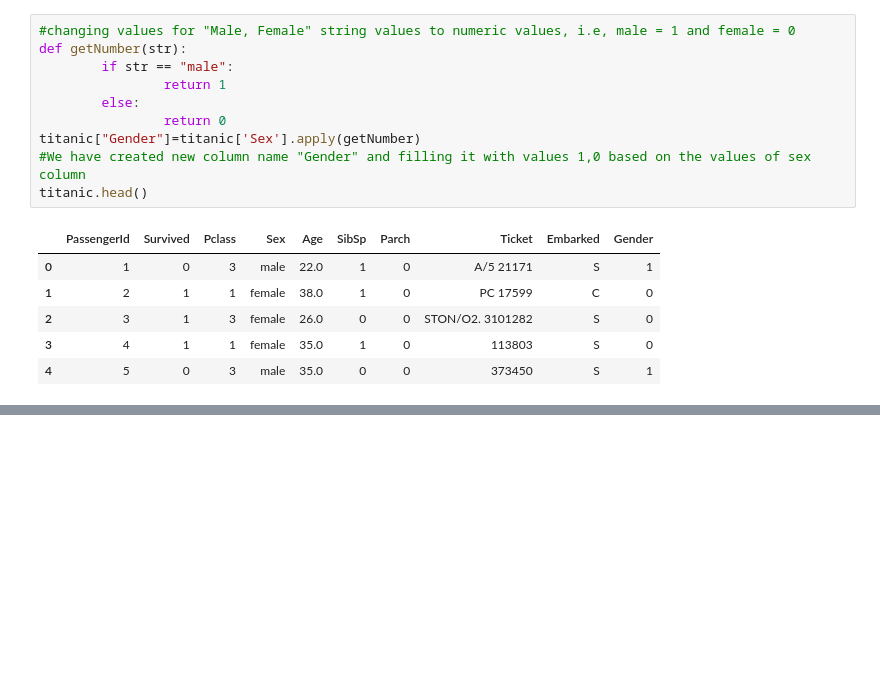
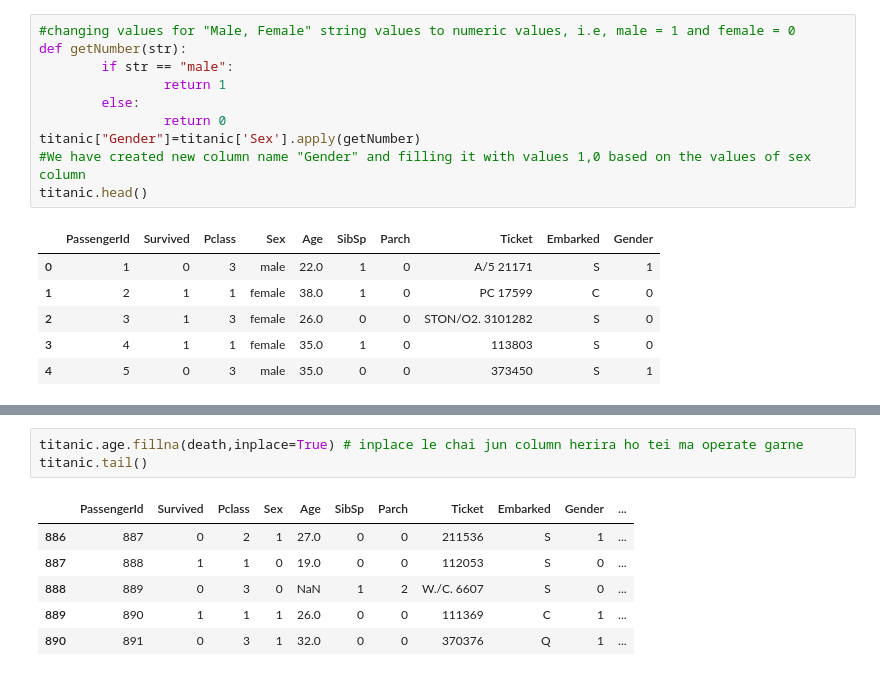
Before and after one commit to AnupDumre/DataScienceBootcamp, a Jupyter notebook: Visualization.ipynb, the cells around one changed output, grey strips where cells are left out. Cells and saved outputs as stored; diff of their text form; blank space fills up the shorter version.

```diff
--- a/Visualization.ipynb
+++ b/Visualization.ipynb
@@ -107,0 +181,10 @@ titanic.head()
+# %%
+titanic.age.fillna(death,inplace=True) # inplace le chai jun column herira ho tei ma operate garne
+titanic.tail()
+# %% [output]
+|  | PassengerId | Survived | Pclass | Sex | Age | SibSp | Parch | Ticket | Embarked | Gender | ... |
+| 886 | 887 | 0 | 2 | 1 | 27.0 | 0 | 0 | 211536 | S | 1 | ... |
+| 887 | 888 | 1 | 1 | 0 | 19.0 | 0 | 0 | 112053 | S | 0 | ... |
+| 888 | 889 | 0 | 3 | 0 | NaN | 1 | 2 | W./C. 6607 | S | 0 | ... |
+| 889 | 890 | 1 | 1 | 1 | 26.0 | 0 | 0 | 111369 | C | 1 | ... |
+| 890 | 891 | 0 | 3 | 1 | 32.0 | 0 | 0 | 370376 | Q | 1 | ... |
```
Also changed, not shown: parts of 17 cells of this notebook.
